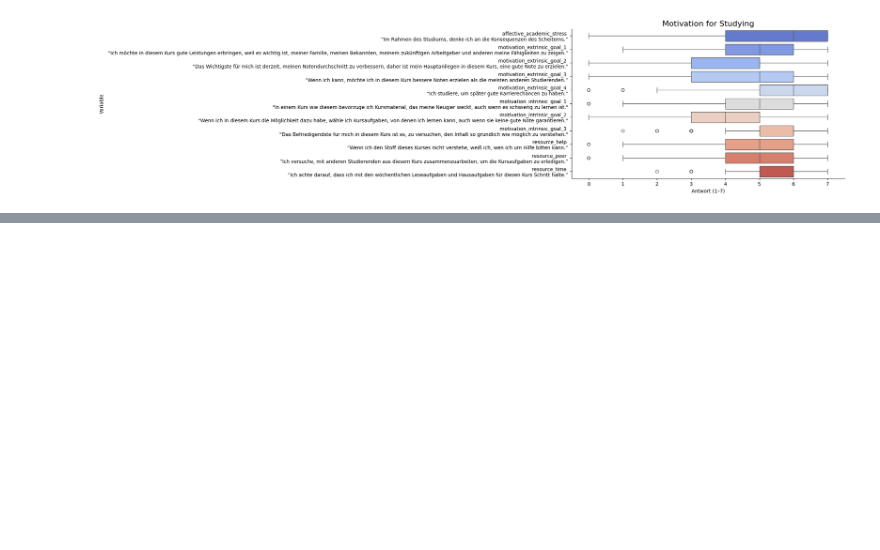
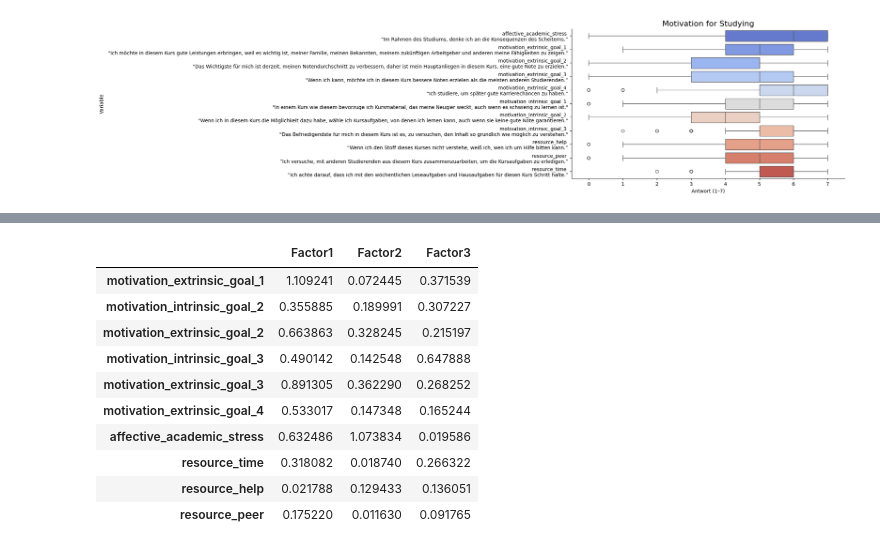
Before and after one commit to Ari-manius/StudentSurvey_public, a Jupyter notebook: data/W1/explorative_analysis.ipynb, the cells around one changed output, grey strips where cells are left out. Saved outputs shown, nothing was run; the diff lists cells and outputs as text; code cells hidden in the pictures; blank space fills up the shorter version.

```diff
--- a/data/W1/explorative_analysis.ipynb
+++ b/data/W1/explorative_analysis.ipynb
@@ -722 +788,34 @@ plt.show()
 [figure]
+# %%
+from sklearn.decomposition import FactorAnalysis
+import pandas as pd
+
+numeric_df = df_MS_data_renamed.select_dtypes(include='number')
+numeric_df = numeric_df.dropna(axis=1)  # drop columns all NaN
+numeric_df = numeric_df.loc[:, numeric_df.nunique() > 1]  # drop constant columns
+
+
+# Assuming you have a dataframe 'df'
+fa = FactorAnalysis(n_components=3, rotation=None)
+factors = fa.fit_transform(numeric_df)
+
+# Get factor loadings
+loadings = pd.DataFrame(
+    abs(fa.components_.T),
+    columns=[f'Factor{i+1}' for i in range(3)],
+    index=numeric_df.columns
+)
+# %%
+loadings
+# %% [output]
+|  | Factor1 | Factor2 | Factor3 |
+| motivation_extrinsic_goal_1 | 1.109241 | 0.072445 | 0.371539 |
+| motivation_intrinsic_goal_2 | 0.355885 | 0.189991 | 0.307227 |
+| motivation_extrinsic_goal_2 | 0.663863 | 0.328245 | 0.215197 |
+| motivation_intrinsic_goal_3 | 0.490142 | 0.142548 | 0.647888 |
+| motivation_extrinsic_goal_3 | 0.891305 | 0.362290 | 0.268252 |
+| motivation_extrinsic_goal_4 | 0.533017 | 0.147348 | 0.165244 |
+| affective_academic_stress | 0.632486 | 1.073834 | 0.019586 |
+| resource_time | 0.318082 | 0.018740 | 0.266322 |
+| resource_help | 0.021788 | 0.129433 | 0.136051 |
+| resource_peer | 0.175220 | 0.011630 | 0.091765 |
```
Also changed, not shown: parts of 11 cells of this notebook, 16 other files.
